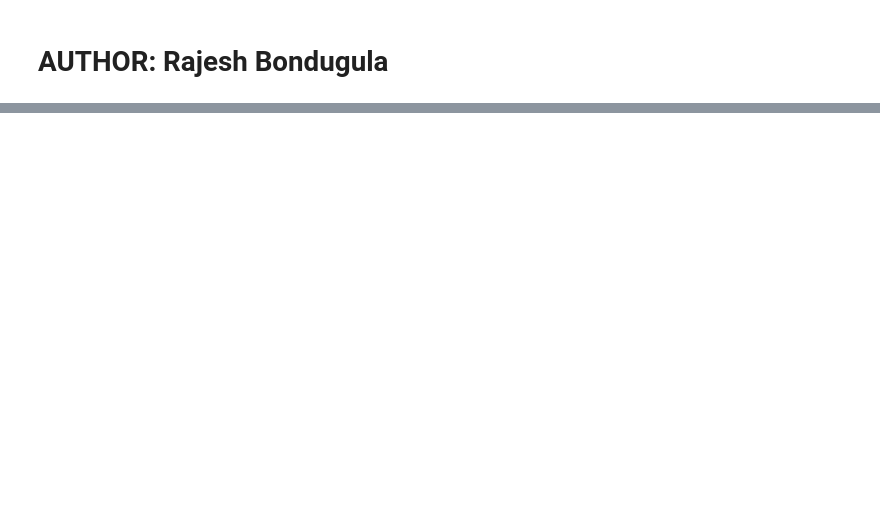
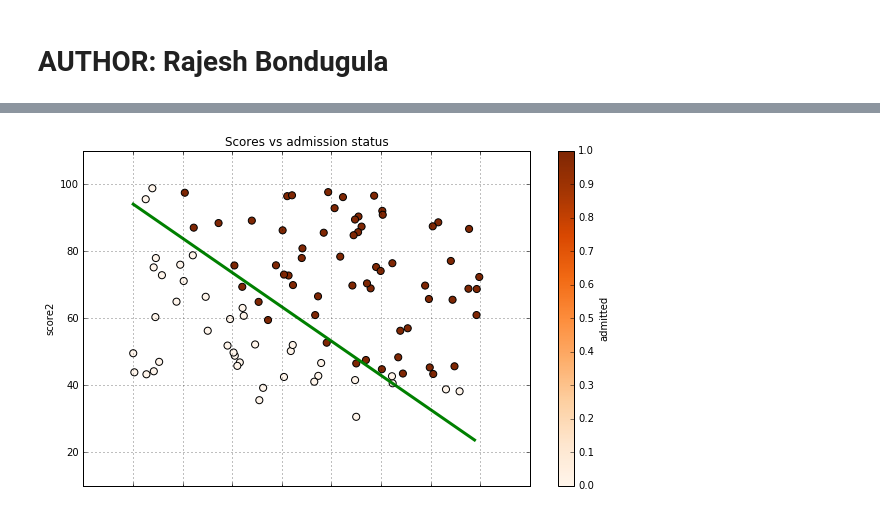
Before and after one commit to bn121rajesh/ipython-notebooks, a Jupyter notebook: MachineLearning/LogisticRegression/LogisticRegression.ipynb, the cells around one changed output, grey strips where cells are left out. Drawn from its saved outputs; the diff is of its cells as text; code cells hidden in the pictures; blank space fills up the shorter version.

```diff
--- a/MachineLearning/LogisticRegression/LogisticRegression.ipynb
+++ b/MachineLearning/LogisticRegression/LogisticRegression.ipynb
@@ -34,0 +259,14 @@ plt.title("Sigmoid function")
+# %%
+# perform BFGS and find the parameters that minimize the function.
+def get_model_parameters(X, y):
+    def f(theta):
+        """"""
+        return calculate_cost(theta, X, y)
+
+    def fprime(theta):
+        return calculate_gradient(theta, X, y)
+
+    # Initial theta assigned to 0
+    theta = np.zeros(3)
+
+    return fmin_bfgs(f, theta, fprime, disp=True, maxiter=400)
@@ -34,0 +328,3 @@ plt.title("Sigmoid function")
+# %%
+tuned_theta = get_model_parameters(X, y)
+tuned_theta
@@ -34,0 +351,12 @@ plt.title("Sigmoid function")
+# %%
+# Plot the decision boundary
+data.plot.scatter(x='score1', y='score2', c='admitted', cmap='Oranges', \
+                  s=50, grid=True, title="Scores vs admission status", figsize=(10, 6));
+
+# For plotting the boundary line we need two end points.
+# Take the min and max of x1 and calcualte x2
+x1 = np.array([min(X[:, 0]), max(X[:, 1])])
+x2 = -(tuned_theta[0] + tuned_theta[1]*x1) / tuned_theta[2]
+plt.plot(x1, x2, color='g', lw=3);
+# %% [output]
+[figure, added]
```
Also changed, not shown: parts of 25 cells of this notebook, 1 other file.
